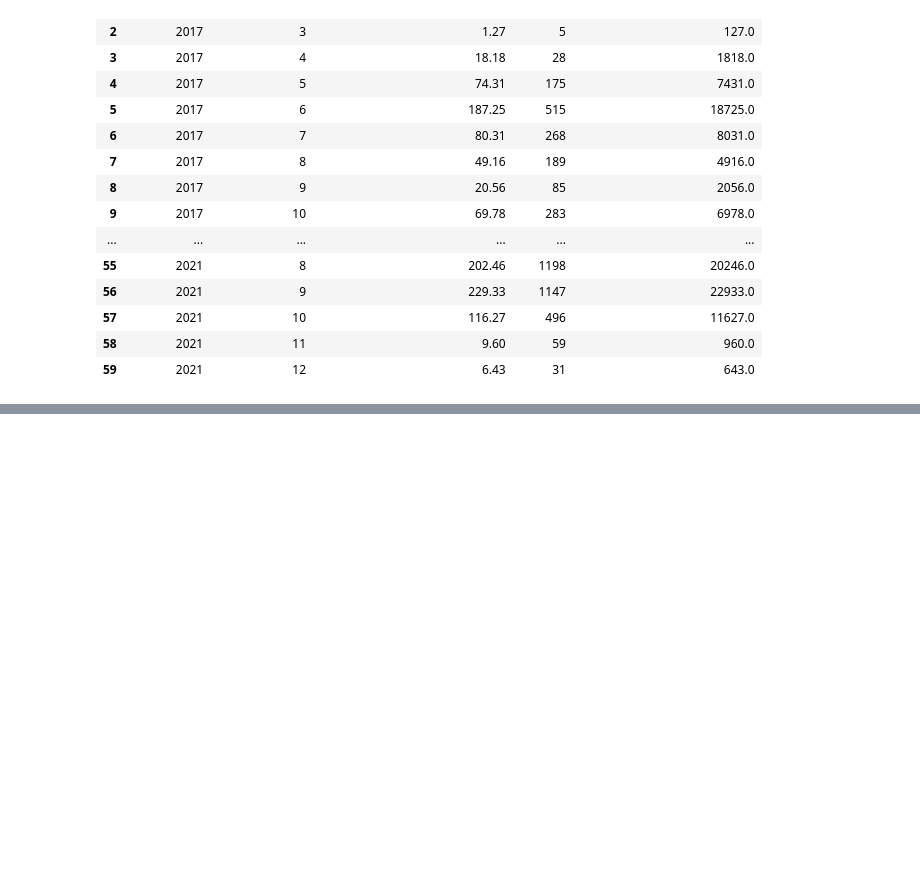
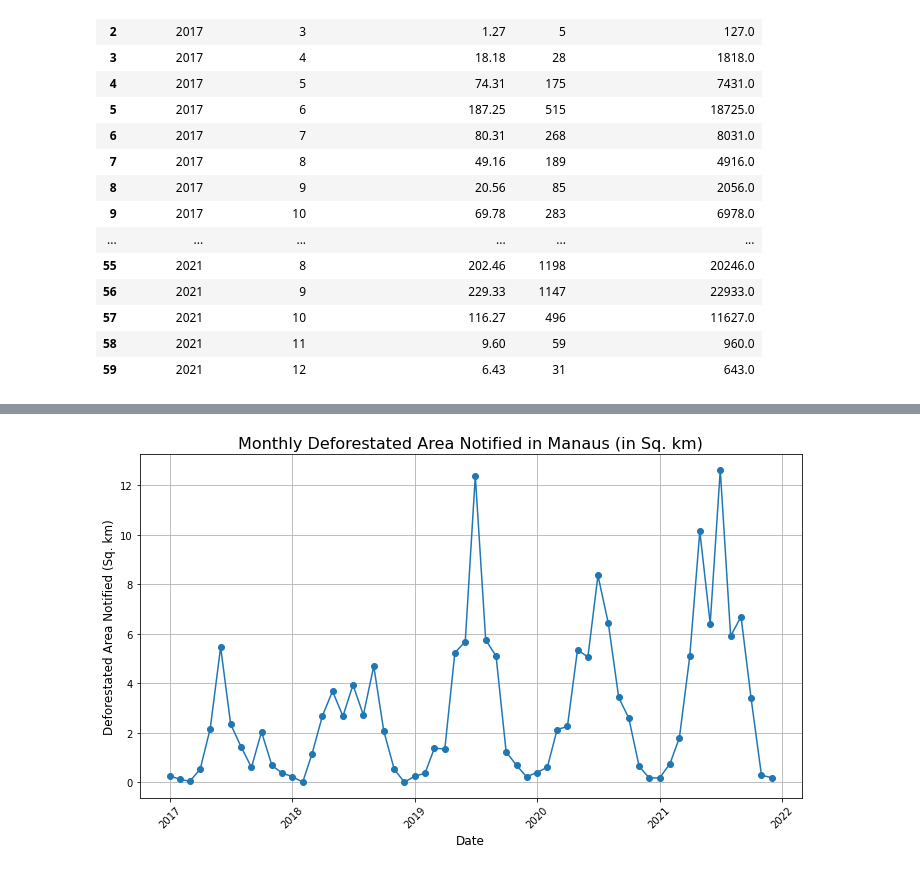
Before and after one commit to RaphaLevy/Study_on_Malaria_dynamics, a Jupyter notebook: mapbiomas_data/Deter_Data_Treatment.ipynb, the cells around one changed output, grey strips where cells are left out. Cells and saved outputs as stored; diff of their text form; code cells hidden in the pictures; blank space fills up the shorter version.

Commit message:
Adds yearly and monthly plots for notifications

```diff
--- a/mapbiomas_data/Deter_Data_Treatment.ipynb
+++ b/mapbiomas_data/Deter_Data_Treatment.ipynb
@@ -107,3 +107,10 @@ grouped_manaus_monthly_deforestation_df
 | 57 | 2021 | 10 | 116.27 | 496 | 11627.0 | 3.391596 | ... |
 | 58 | 2021 | 11 | 9.60 | 59 | 960.0 | 0.280032 | ... |
 | 59 | 2021 | 12 | 6.43 | 31 | 643.0 | 0.187563 | ... |
+# %%
+grouped_manaus_monthly_deforestation_df['DATE'] = pd.to_datetime(
+    grouped_manaus_monthly_deforestation_df['YEAR_NOTIF'].astype(str) + '-' +
+    grouped_manaus_monthly_deforestation_df['MONTH_NOTIF'].astype(str) + '-01'
+)
+
+grouped_manaus_monthly_deforestation_df
@@ -109,0 +135,21 @@ grouped_manaus_monthly_deforestation_df
+# %%
+grouped_manaus_monthly_deforestation_df.set_index('DATE', inplace=True)
+
+# Plot the continuous monthly deforestation area for Manaus
+plt.figure(figsize=(10, 6))
+plt.plot(grouped_manaus_monthly_deforestation_df.index, grouped_manaus_monthly_deforestation_df['Manaus_Total_Def_Area_km2'], marker='o')
+
+# Add labels and title
+plt.title('Monthly Deforestated Area Notified in Manaus (in Sq. km)', fontsize=16)
+plt.xlabel('Date', fontsize=12)
+plt.ylabel('Deforestated Area Notified (Sq. km)', fontsize=12)
+
+# Rotate the x-axis labels for better readability
+plt.xticks(rotation=45)
+
+# Display the grid and plot
+plt.grid(True)
+plt.tight_layout()
+plt.show()
+# %% [output]
+[figure, added]
```
Also changed, not shown: parts of 2 cells of this notebook.
